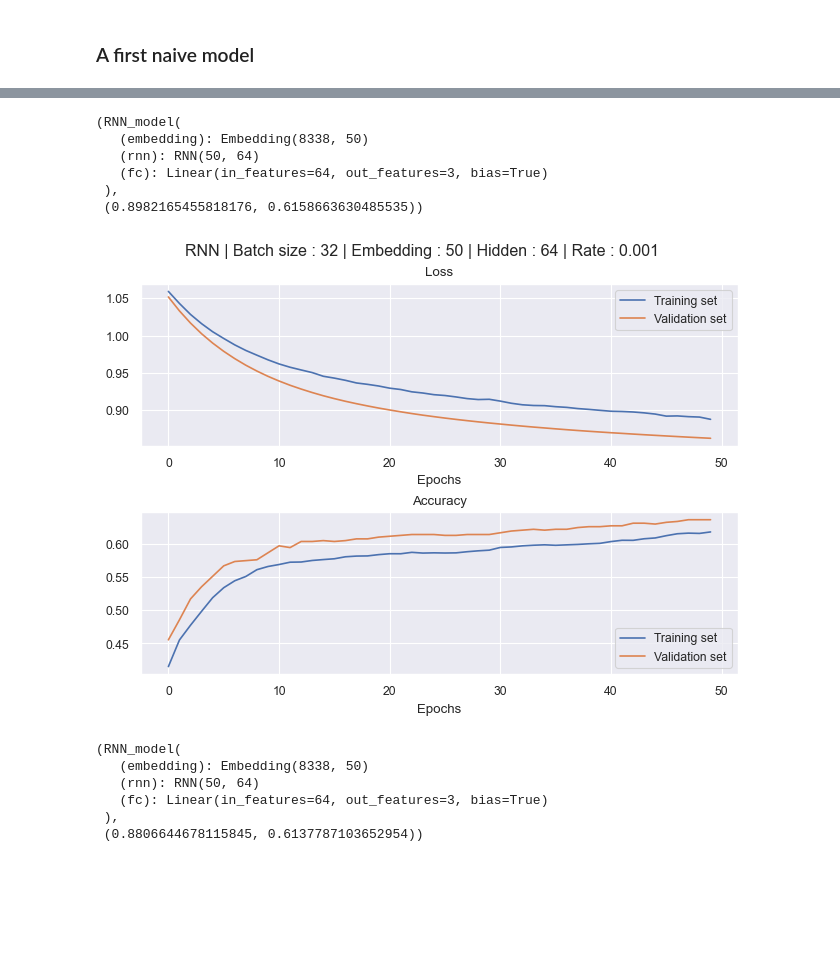
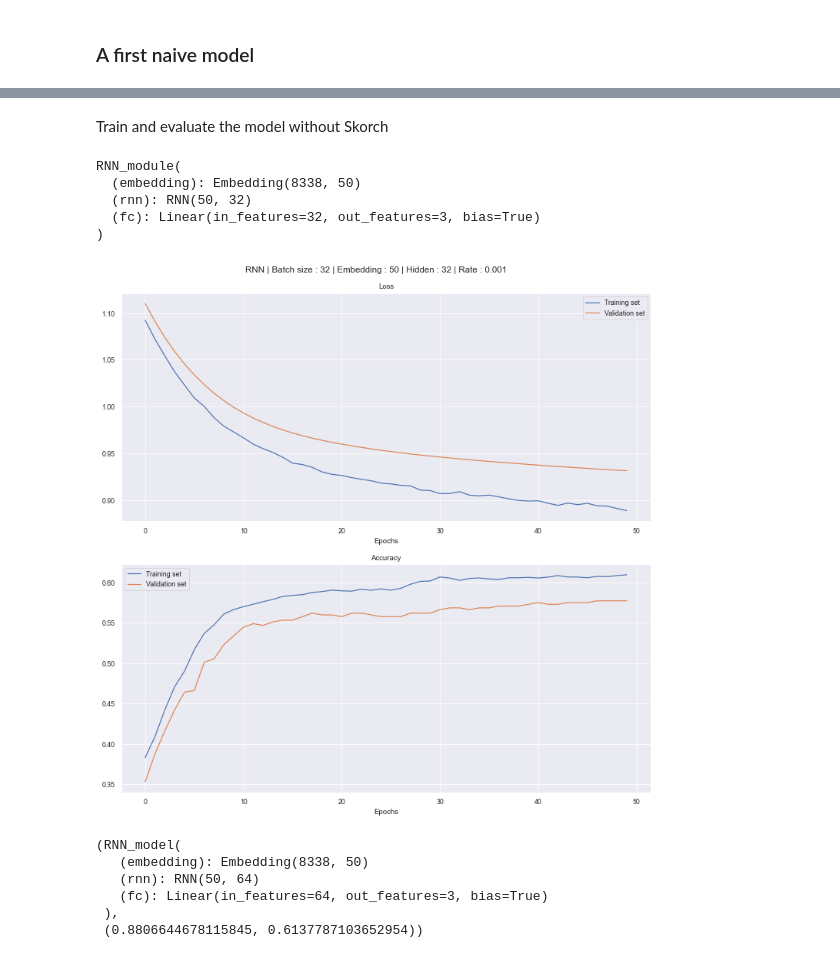
Before and after one commit to CamilleLeempoels/NLP_Financial_Sentiment_Analysis, a Jupyter notebook: nlp_project.ipynb, the cells around one changed output, grey strips where cells are left out. Drawn from its saved outputs; the diff is of its cells as text; code cells hidden in the pictures; blank space fills up the shorter version.

Commit message:
RNN cross validation

```diff
--- a/nlp_project.ipynb
+++ b/nlp_project.ipynb
@@ -140,3 +144,23 @@ test_set_labels = test_set_txt['sentiment'].replace(['positive','neutral','negat
+# %%
+def format_tensors(set):
+    txt = encode_text(set.copy())
+    labels = txt['sentiment'].replace(['positive','neutral','negative'], [0, 1, 2])
+
+    return torch.tensor(np.vstack(txt['text_encoded'])), torch.tensor(np.vstack(labels)).long()
+
+train_txt, train_labels = format_tensors(train_set)
+# val_txt, val_labels = format_tensors(validation_set)
+test_txt, test_labels = format_tensors(test_set)
+
+# validation_dataloader = DataLoader(
+#     TensorDataset(val_txt, val_labels),
+#     batch_size = len(val_labels)
+# )
+
+test_dataloader = DataLoader(
+    TensorDataset(test_txt, test_labels),
+    batch_size = len(test_labels)
+)
 # %% [markdown]
 ## Supervised learning
 # %% [markdown]
@@ -154,8 +179,8 @@ GPU is available
 # %%
-class RNN_model(nn.Module):
+class RNN_module(nn.Module):
 
     def __init__(self, vocab_dim, embedding_dim, hidden_dim):
-        super(RNN_model, self).__init__()
+        super().__init__()
 
         # embedding layer
         self.embedding = nn.Embedding(vocab_dim, embedding_dim)
@@ -165,7 +190,7 @@ class RNN_model(nn.Module):
         self.fc = nn.Linear(hidden_dim, 3)
 
     def forward(self, txt):
-        emb_txt = self.embedding(txt)
+        emb_txt = self.embedding(txt.T)
         rnn_out, rnn_hidden = self.rnn(emb_txt)
         fc_out = self.fc(rnn_hidden.squeeze(0))
         return fc_out
@@ -172,5 +280,7 @@ class RNN_model(nn.Module):
+# %% [markdown]
+Train and evaluate the model without Skorch
 # %%
-def train_loop(dataloader, model, optimizer, loss_function):
+def train_epoch(dataloader, model, optimizer, loss_function):
 
     model.train()
 
@@ -179,7 +289,7 @@ def train_loop(dataloader, model, optimizer, loss_function):
         # txt, label = txt.to(device), label.to(device)
 
         # forward computation
-        pred = model(txt.T)
+        pred = model(txt)
         loss = loss_function(pred, label.squeeze())
 
         # backward computation
@@ -187,7 +297,7 @@ def train_loop(dataloader, model, optimizer, loss_function):
         loss.backward()
         optimizer.step()
 # %%
-def eval_model(dataset, model, loss_function, accuracy_function):
+def eval_epoch(dataset, model, loss_function, accuracy_function):
 
     model.eval()
     loss = []
@@ -199,7 +309,7 @@ def eval_model(dataset, model, loss_function, accuracy_function):
 
             # txt, label = txt.to(device), label.to(device)
 
-            pred = model(txt.T)
+            pred = model(txt)
             loss.append(loss_function(pred, label.squeeze()).item())
             acc.append(accuracy_function(pred, label).item())
 
@@ -287,20 +372,19 @@ def train_and_validate_RNN(VOCAB_DIM, EMBEDDING_DIM, HIDDEN_DIM, LEARNING_RATE,
 # %%
 VOCAB_DIM = len(vocab) + 1
 EMBEDDING_DIM = 50
-HIDDEN_DIM = 64
+HIDDEN_DIM = 32
 LEARNING_RATE = 1e-3
 EPOCHS = 50
 BATCH_SIZE = 32
 
 train_and_validate_RNN(VOCAB_DIM, EMBEDDING_DIM, HIDDEN_DIM, LEARNING_RATE, EPOCHS, BATCH_SIZE)
 # %% [output]
-(RNN_model(
-   (embedding): Embedding(8338, 50)
-   (rnn): RNN(50, 64)
-   (fc): Linear(in_features=64, out_features=3, bias=True)
- ),
- (0.8982165455818176, 0.6158663630485535))
+RNN_module(
+  (embedding): Embedding(8338, 50)
+  (rnn): RNN(50, 32)
+  (fc): Linear(in_features=32, out_features=3, bias=True)
+)
-[figure, old version]
+[figure, new version]
 # %%
 VOCAB_DIM = len(vocab) + 1
 EMBEDDING_DIM = 50
```
Also changed, not shown: parts of 18 cells of this notebook.
